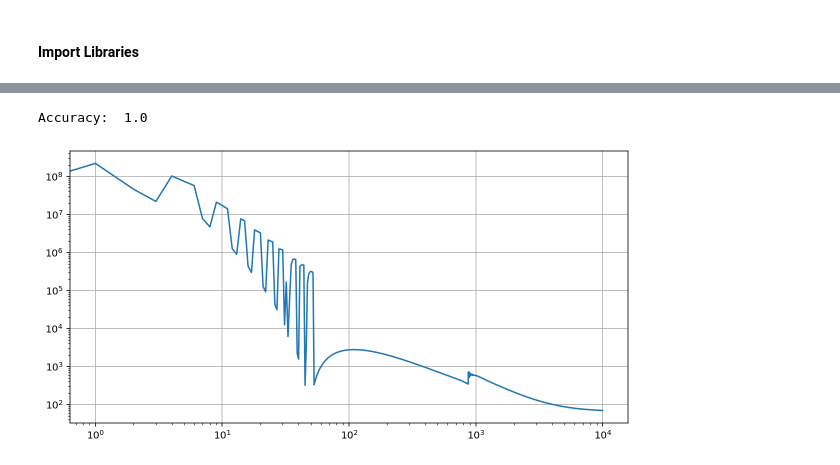
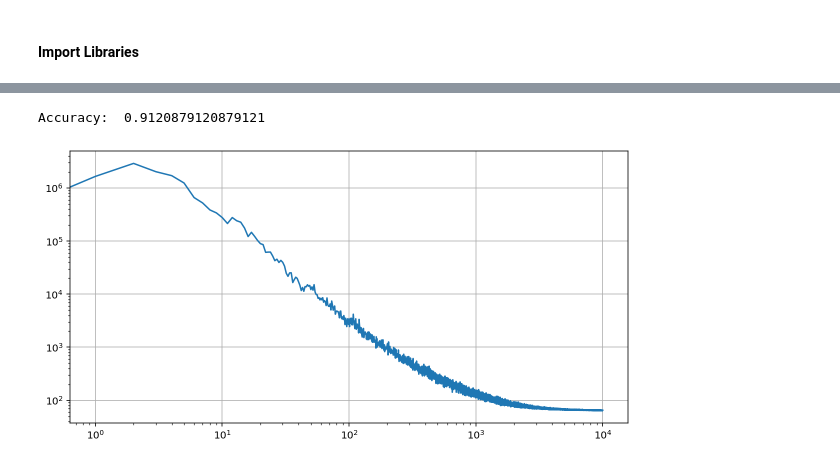
Before and after one commit to FrancescoMandru/Optimization, a Jupyter notebook: jupyter/testfunctions.ipynb, the cells around one changed output, grey strips where cells are left out. Drawn from its saved outputs; the diff is of its cells as text; code cells hidden in the pictures.

```diff
--- a/jupyter/testfunctions.ipynb
+++ b/jupyter/testfunctions.ipynb
@@ -272,8 +336,8 @@ def accelegrad(weights,
 # %%
-a, b = accelegrad(weights_initial,
+a, b = accelegrad_v2(weights_initial,
                X_train,
                y_train,
-               diameter=10**3,
-               lamb=0.0001,
-               max_iter=10000)
+               D=10**4,
+               lamb=0.01,
+               max_iter=100)
 # %% [output]
@@ -286,0 +345,14 @@ a, b = accelegrad(weights_initial,
+# %%
+loss = []
+for i in range(5):
+    weights_initial = np.random.rand(1,X.shape[1]).T
+    a, b = accelegrad(weights_initial,
+               X_train,
+               y_train,
+               diameter=100,
+               lamb=0.001,
+               max_iter=10000)
+
+    loss.append(a)
+
+a = np.mean(loss,axis=0)
@@ -287,15 +378,15 @@ a, b = accelegrad(weights_initial,
 # %%
 plt.plot(a)
 plt.grid()
 plt.yscale('log')
 plt.xscale('log')
 
 
-y_pred = predict(X_test, b)
-print("Accuracy: ", get_accuracy(y_pred,y_test))
+y_pred = predict(X_train, b)
+print("Accuracy: ", get_accuracy(y_pred,y_train))
 # %% [output]
-Accuracy:  1.0
+Accuracy:  0.9120879120879121
-[figure, old version]
+[figure, new version]
 # %%
 x_ax = np.arange(-1.5,1.6,0.1)
 f = -(b[0]/b[2]) - (b[1]/b[2])*x_ax
```
Also changed, not shown: parts of 9 cells of this notebook, 1 other file.
